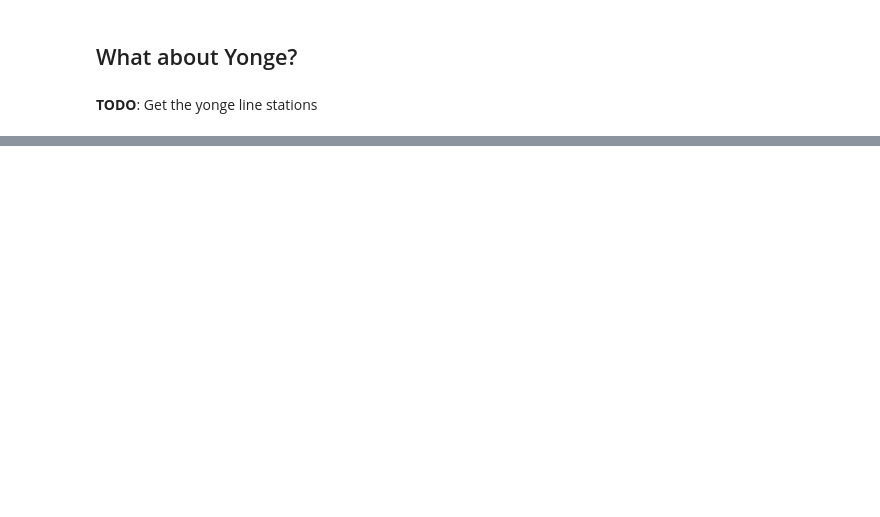
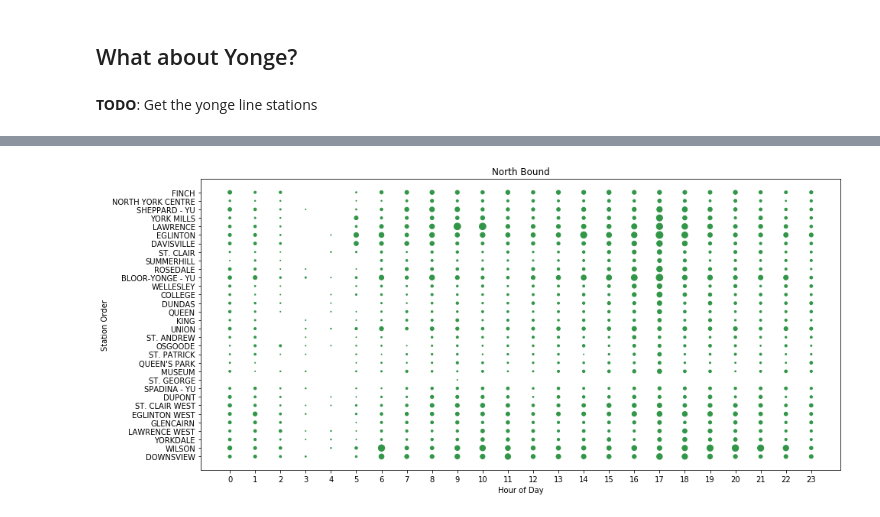
Before and after one commit to cllopes/scs-3250-tcc, a Jupyter notebook: Cindy/3_Stations.ipynb, the cells around one changed output, grey strips where cells are left out. Cells and saved outputs as stored; diff of their text form; code cells hidden in the pictures; blank space fills up the shorter version.

```diff
--- a/Cindy/3_Stations.ipynb
+++ b/Cindy/3_Stations.ipynb
@@ -569,0 +620,4 @@ plot_bound_time_reverse(south_delays, 'South Bound', south_color)
+# %%
+plot_bound_time_reverse(unstacked_north, 'North Bound', south_color)
+# %% [output]
+[figure, added]
```
Also changed, not shown: parts of 18 cells of this notebook, 1 other file.
